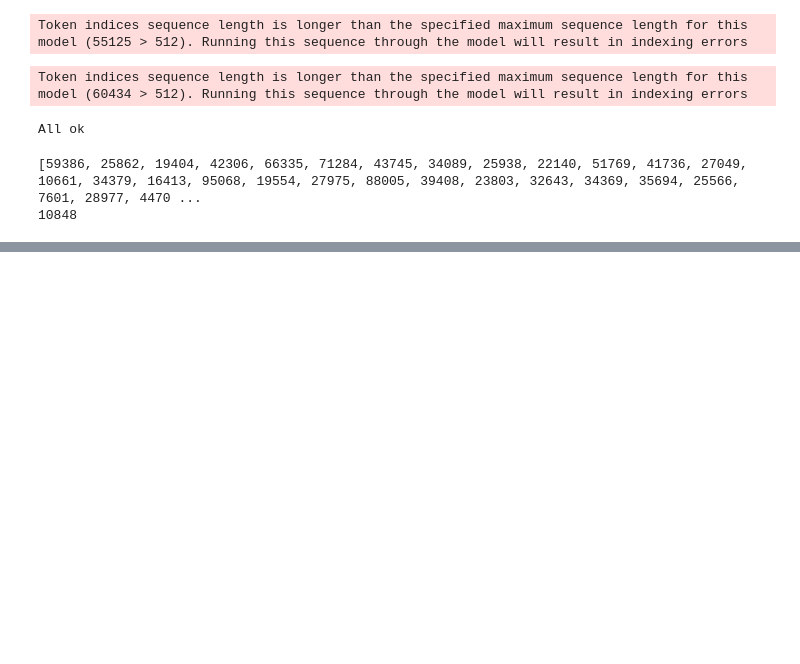
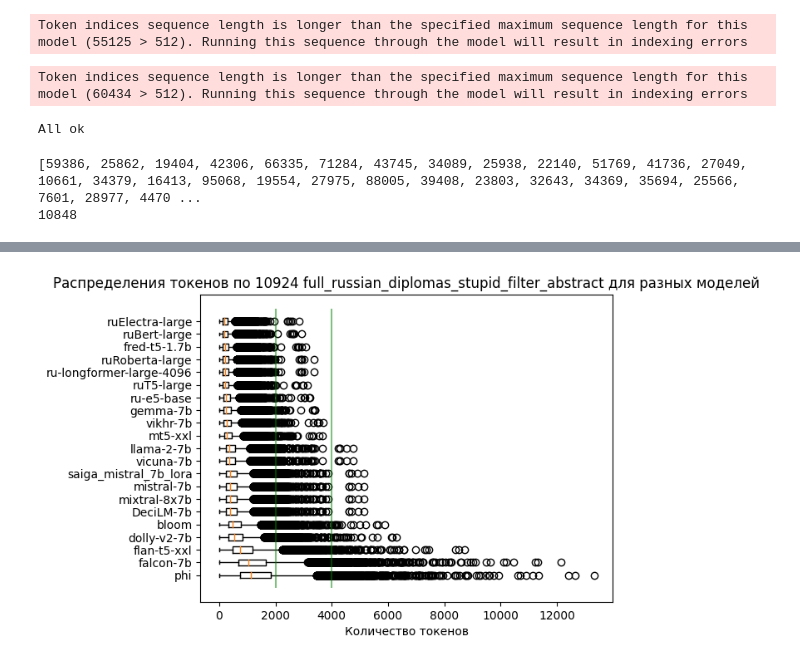
Before and after one commit to DenisovNikita/long_context_LLMs, a Jupyter notebook: src/notebooks/data_analization/calculate_fulll_diplomas_tokens.ipynb, the cells around one changed output, grey strips where cells are left out. Saved outputs shown, nothing was run; the diff lists cells and outputs as text; code cells hidden in the pictures; blank space fills up the shorter version.

```diff
--- a/src/notebooks/data_analization/calculate_fulll_diplomas_tokens.ipynb
+++ b/src/notebooks/data_analization/calculate_fulll_diplomas_tokens.ipynb
@@ -211,0 +233,5 @@ for file in output_dir_path.glob("*.json"):
+# %%
+output_dir_path = ARTIFACTS_DIR_PATH.joinpath("tokens/full_russian_diplomas_stupid_filter_abstract/")
+plot_tokens_distributions(output_dir_path, vlines_blue=[], vlines_green=[2000, 4000])
+# %% [output]
+[figure, added]
```
Also changed, not shown: parts of 7 cells of this notebook, 5 other files.
